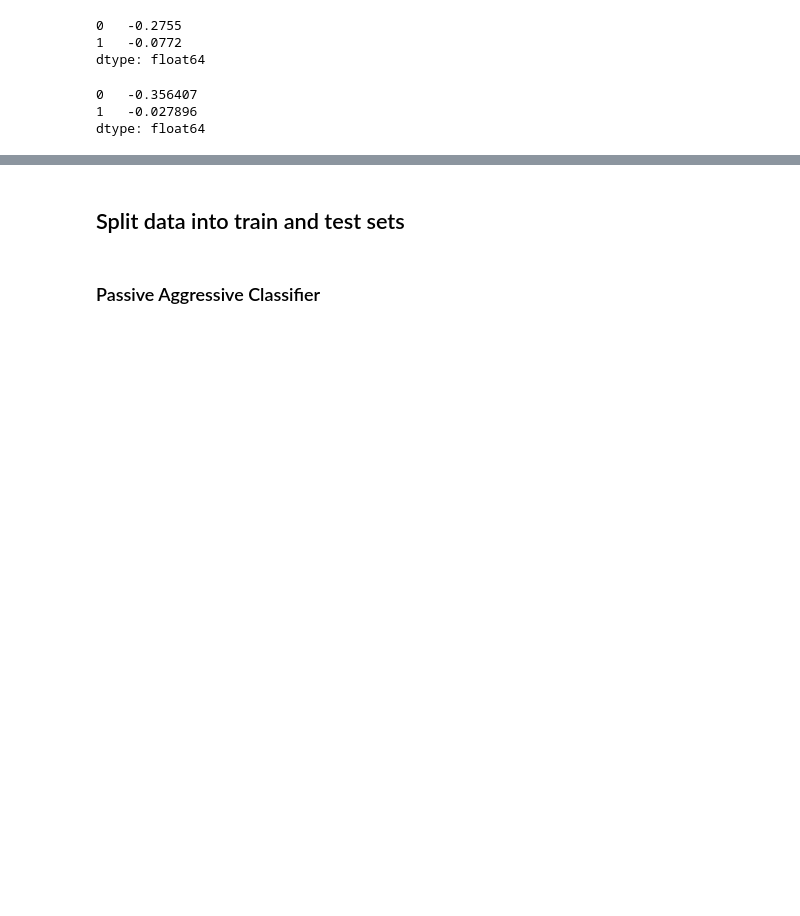
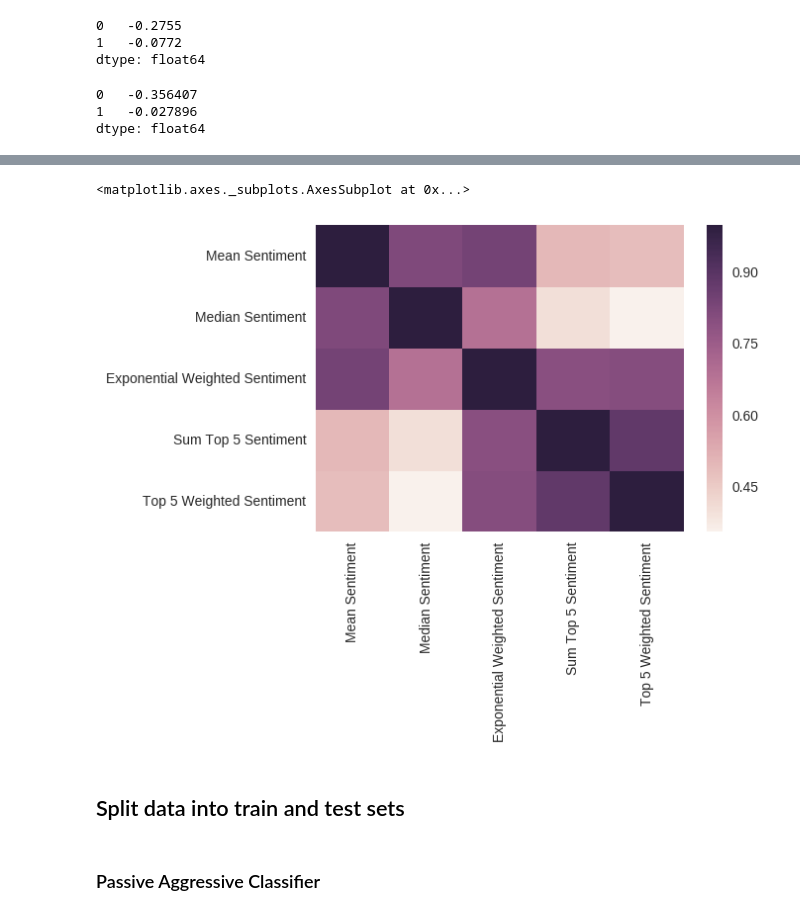
Before and after one commit to KT12/Capstone_in_progress, a Jupyter notebook: VADER_Sentiment_Analysis-Punctuation.ipynb, the cells around one changed output, grey strips where cells are left out. Saved outputs shown, nothing was run; the diff lists cells and outputs as text; code cells hidden in the pictures; blank space fills up the shorter version.

```diff
--- a/VADER_Sentiment_Analysis-Punctuation.ipynb
+++ b/VADER_Sentiment_Analysis-Punctuation.ipynb
@@ -202,3 +217,8 @@ features.head()
+# %%
+sns.heatmap(features.corr())
+# %% [output]
+<matplotlib.axes._subplots.AxesSubplot at 0x...>
+[figure, added]
 # %% [markdown]
 ## Split data into train and test sets
 # %%
```
Also changed, not shown: parts of 6 cells of this notebook, 1 other file.
